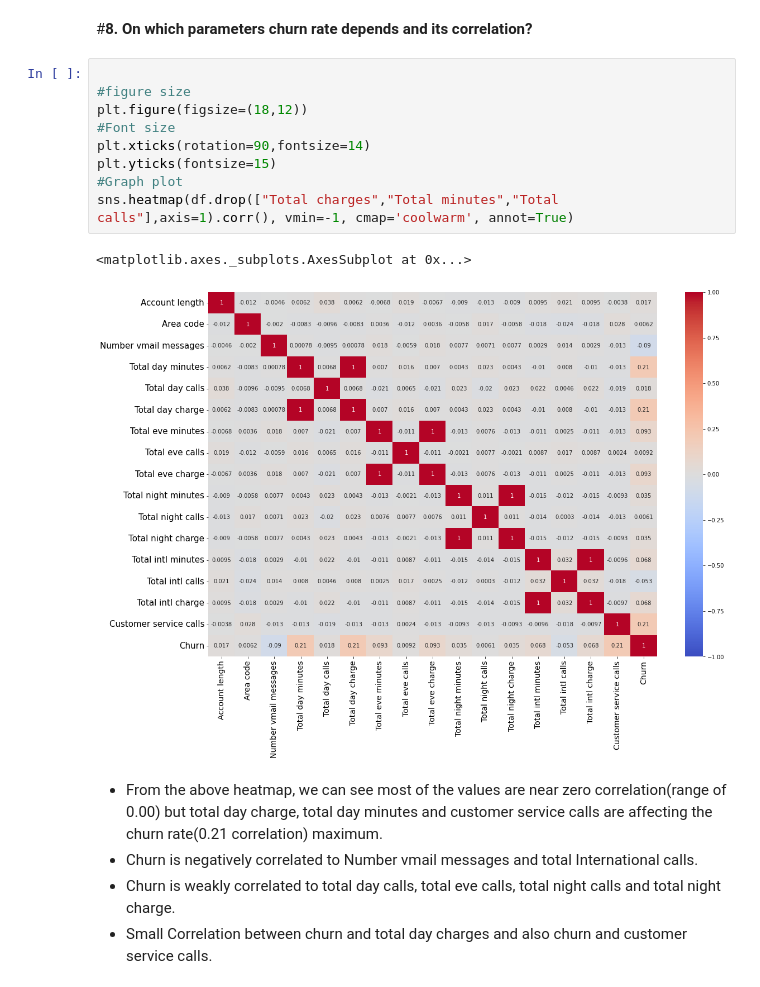
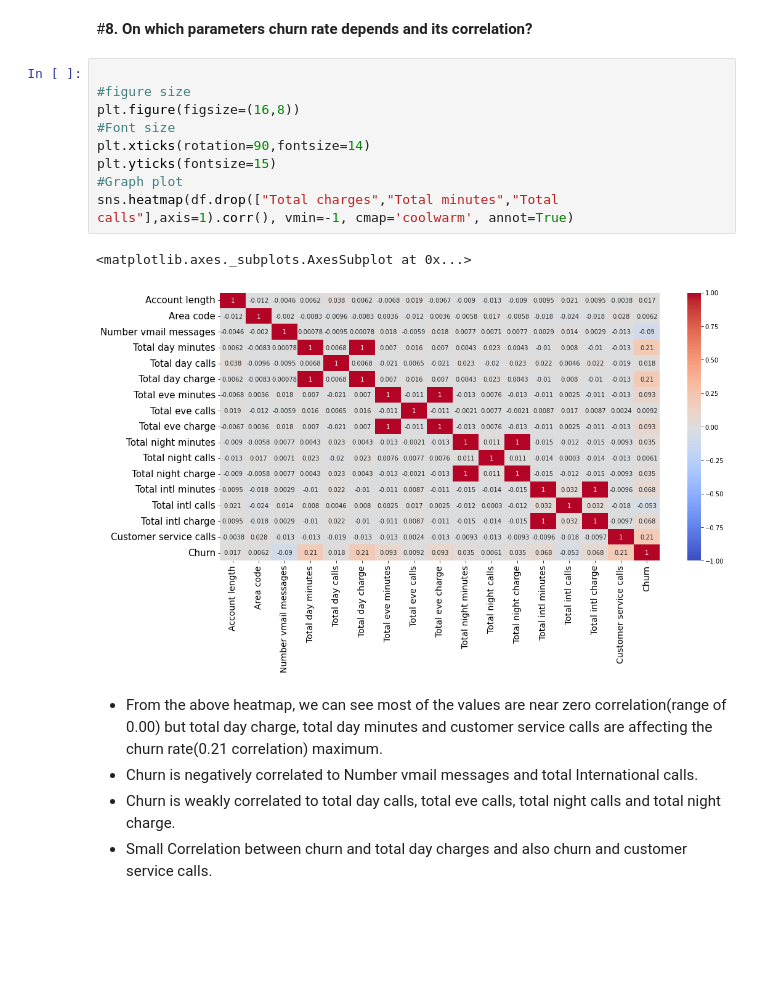
Before and after one commit to Zeeshan00789/Telecom-churn-analysis, a Jupyter notebook: 2_Churn_Analysis_Capstone_Project_Solution.ipynb, the cells around one changed output. Cells and saved outputs as stored; diff of their text form; blank space fills up the shorter version.

```diff
--- a/2_Churn_Analysis_Capstone_Project_Solution.ipynb
+++ b/2_Churn_Analysis_Capstone_Project_Solution.ipynb
@@ -522,15 +536,15 @@ customer_service.plot(kind='bar')
 # %%
 
 #figure size
-plt.figure(figsize=(18,12))
+plt.figure(figsize=(16,8))
 #Font size
 plt.xticks(rotation=90,fontsize=14)
 plt.yticks(fontsize=15)
 #Graph plot
 sns.heatmap(df.drop(["Total charges","Total minutes","Total calls"],axis=1).corr(), vmin=-1, cmap='coolwarm', annot=True)
 # %% [output]
 <matplotlib.axes._subplots.AxesSubplot at 0x...>
-[figure, old version]
+[figure, new version]
 # %% [markdown]
 * From the above heatmap, we can see most of the values are near zero correlation(range of 0.00) but total day charge, total day minutes and customer service calls are affecting the churn rate(0.21 correlation) maximum.
 * Churn is negatively correlated to Number vmail messages and total International calls.
```
Also changed, not shown: parts of 18 cells of this notebook.
